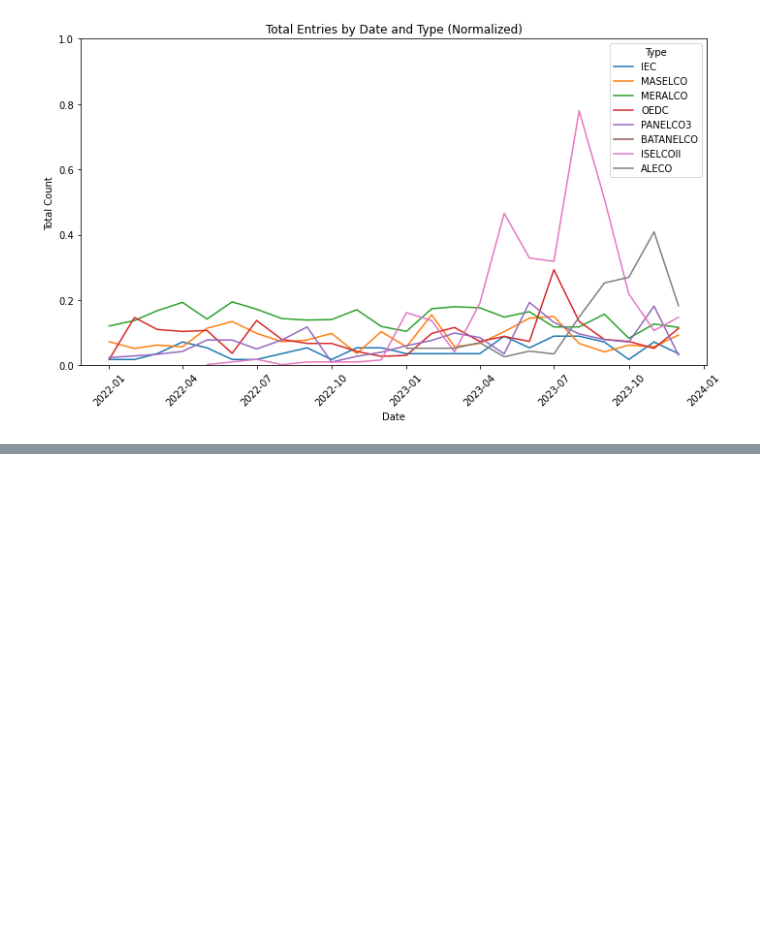
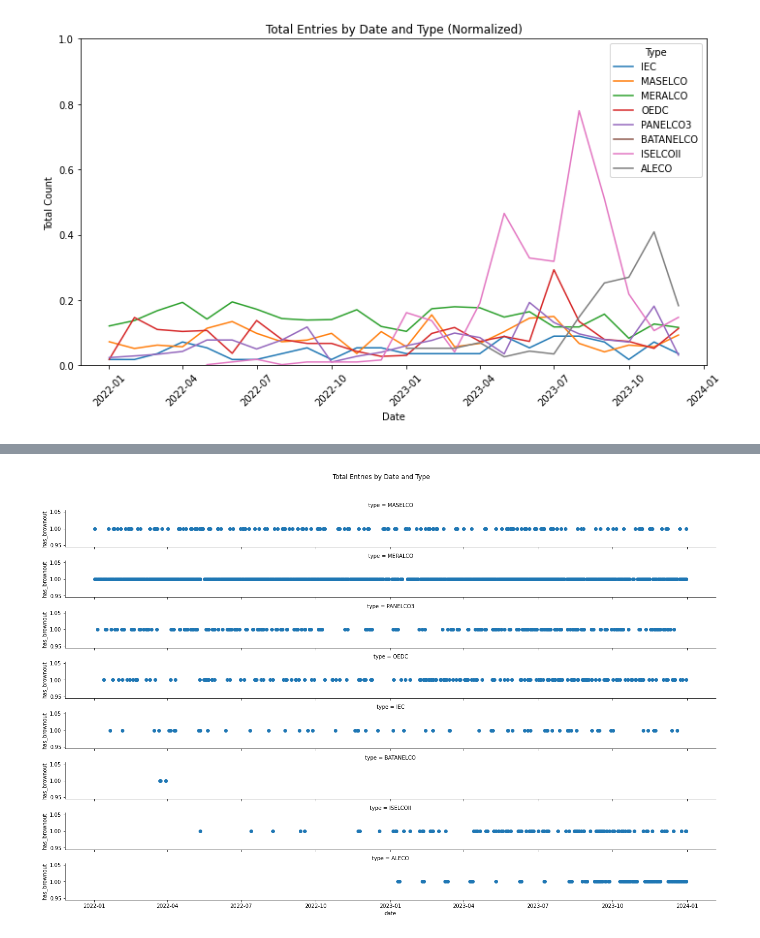
Before and after one commit to smtnhacker/cs132-ph-electric-shortages, a Jupyter notebook: data-gathering/eda.ipynb, the cells around one changed output, grey strips where cells are left out. Cells and saved outputs as stored; diff of their text form; code cells hidden in the pictures; blank space fills up the shorter version.

```diff
--- a/data-gathering/eda.ipynb
+++ b/data-gathering/eda.ipynb
@@ -104,31 +169,26 @@ plt.show()
 # %%
 import matplotlib.pyplot as plt
 import pandas as pd
 
 df = pd.read_csv('data.csv')
 df['date'] = pd.to_datetime(df['date'])
 
 # Filter data for dates within 2022-2023
 start_date = pd.Timestamp('2022-01-01')
 end_date = pd.Timestamp('2023-12-31')
 df = df[(df['date'] >= start_date) & (df['date'] <= end_date)]
 
 # Aggregate data by date and type, counting entries
 aggregated_data = df.groupby(['date', 'type']).size().reset_index(name='count')
 aggregated_data['has_brownout'] = aggregated_data.apply(
     lambda row: 1 if row['count'] else 0, axis=1)
 
-# Create a scatter plot
-for dtype in aggregated_data['type'].unique():
-    continue
-    plt.figure(figsize=(10, 6))
-    subset = aggregated_data[aggregated_data['type'] == dtype]
-    plt.scatter(subset['date'], subset['has_brownout'], label=dtype)
+# Create a facet grid
+g = sns.FacetGrid(aggregated_data, col='type', col_wrap=1, height=1.5, aspect=12, sharex=True, sharey=True)
+g = g.map(plt.scatter, 'date', 'has_brownout').add_legend()
 
-    plt.xlabel('Date')
-    plt.ylabel('Normalized Count per Unique Location')
-    plt.title(f'If has scheduled power interruption announcement for Type: {dtype} (2022-2023)')
-    plt.xticks(rotation=45)  # Rotate labels for better readability
-    plt.legend(title='Type')
-    plt.tight_layout()  # Adjust layout to make room for label rotation
-    plt.show()
+plt.subplots_adjust(top=0.9)
+g.fig.suptitle('Total Entries by Date and Type')
+plt.show()
+# %% [output]
+[figure, added]
```
Also changed, not shown: parts of 4 cells of this notebook.
